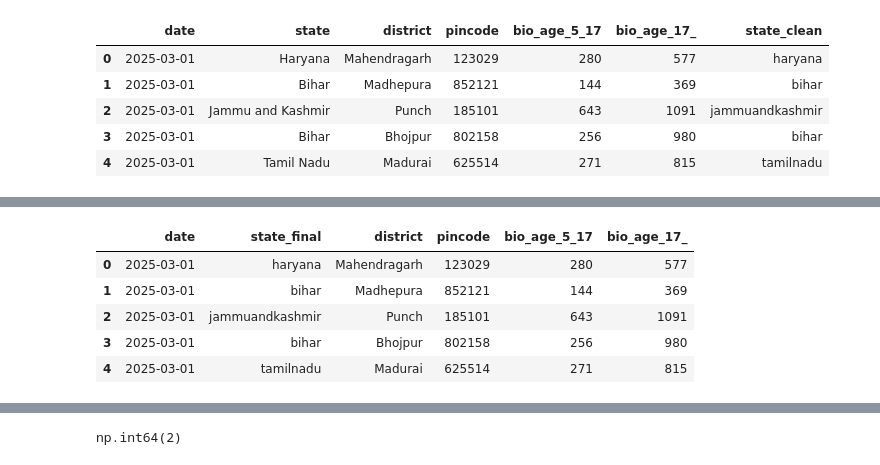
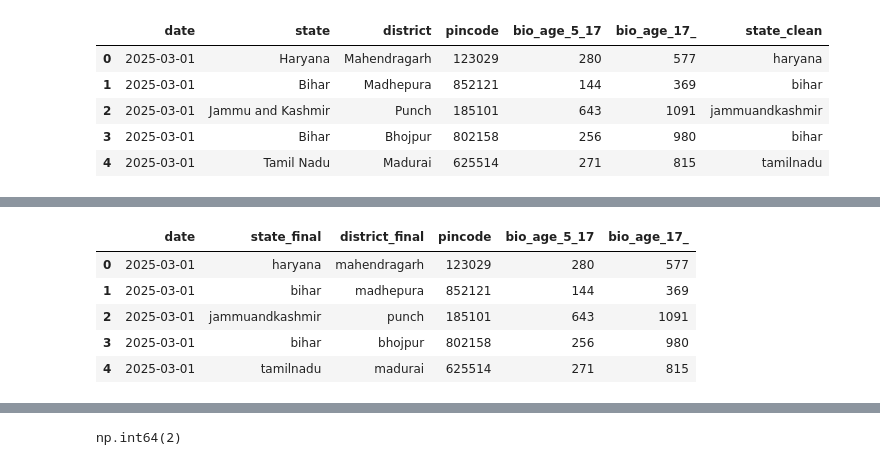
Before and after one commit to Mahii0107/aadhaar-analysis, a Jupyter notebook: biometric.ipynb, the cells around one changed output, grey strips where cells are left out. Saved outputs shown, nothing was run; the diff lists cells and outputs as text; code cells hidden in the pictures.

Commit message:
districts added

```diff
--- a/biometric.ipynb
+++ b/biometric.ipynb
@@ -194,0 +211,3 @@ df.head()
+# %%
+df['district_final'] = df['district'].str.lower().str.strip().str.replace(r'[^a-z]', '', regex=True)
+df.head()
@@ -273,13 +299,13 @@ df.head()
 # %%
-df = df[['date', 'state_final',	'district',	'pincode','bio_age_5_17','bio_age_17_']]
+df = df[['date', 'state_final',	'district_final',	'pincode','bio_age_5_17','bio_age_17_']]
 df.head()
 # %% [output]
-|  | date | state_final | district | pincode | bio_age_5_17 | bio_age_17_ |
-| 0 | 2025-03-01 | haryana | Mahendragarh | 123029 | 280 | 577 |
-| 1 | 2025-03-01 | bihar | Madhepura | 852121 | 144 | 369 |
-| 2 | 2025-03-01 | jammuandkashmir | Punch | 185101 | 643 | 1091 |
-| 3 | 2025-03-01 | bihar | Bhojpur | 802158 | 256 | 980 |
-| 4 | 2025-03-01 | tamilnadu | Madurai | 625514 | 271 | 815 |
+|  | date | state_final | district_final | pincode | bio_age_5_17 | bio_age_17_ |
+| 0 | 2025-03-01 | haryana | mahendragarh | 123029 | 280 | 577 |
+| 1 | 2025-03-01 | bihar | madhepura | 852121 | 144 | 369 |
+| 2 | 2025-03-01 | jammuandkashmir | punch | 185101 | 643 | 1091 |
+| 3 | 2025-03-01 | bihar | bhojpur | 802158 | 256 | 980 |
+| 4 | 2025-03-01 | tamilnadu | madurai | 625514 | 271 | 815 |
 # %%
 df["total_biometric"]=df["bio_age_5_17"]+df["bio_age_17_"]
 # %%
```
Also changed, not shown: parts of 5 cells of this notebook.
